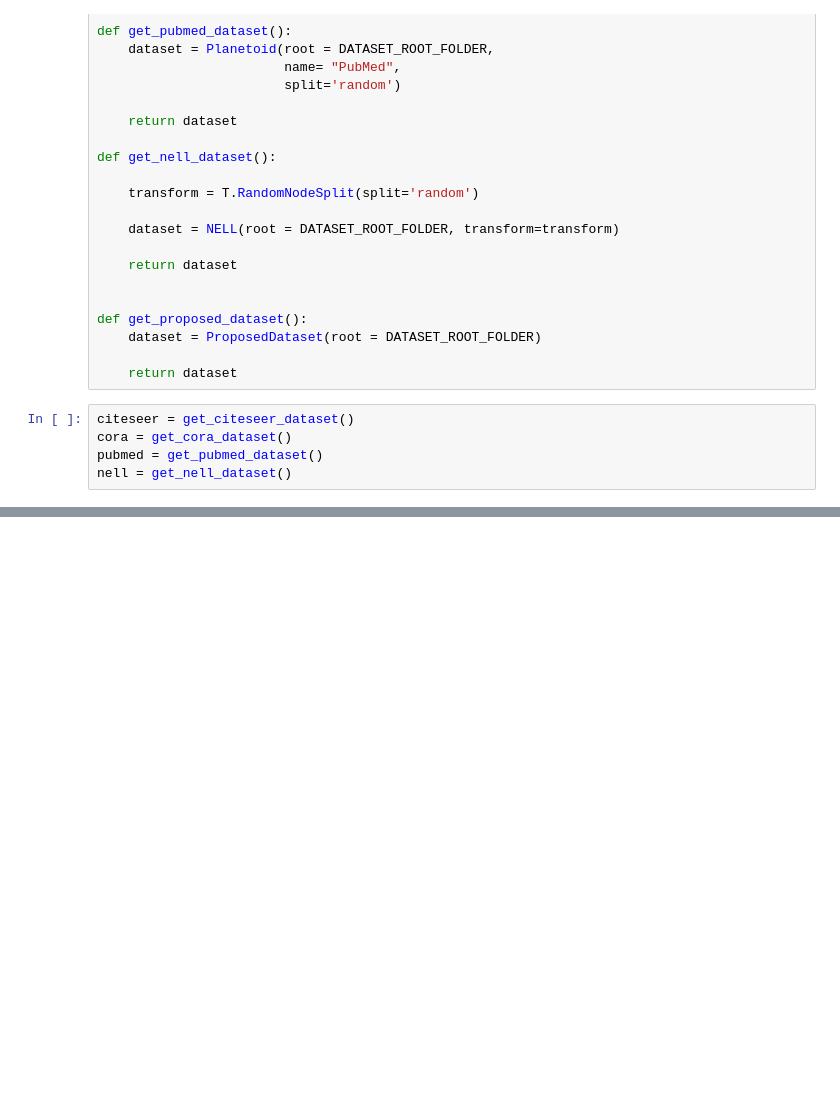
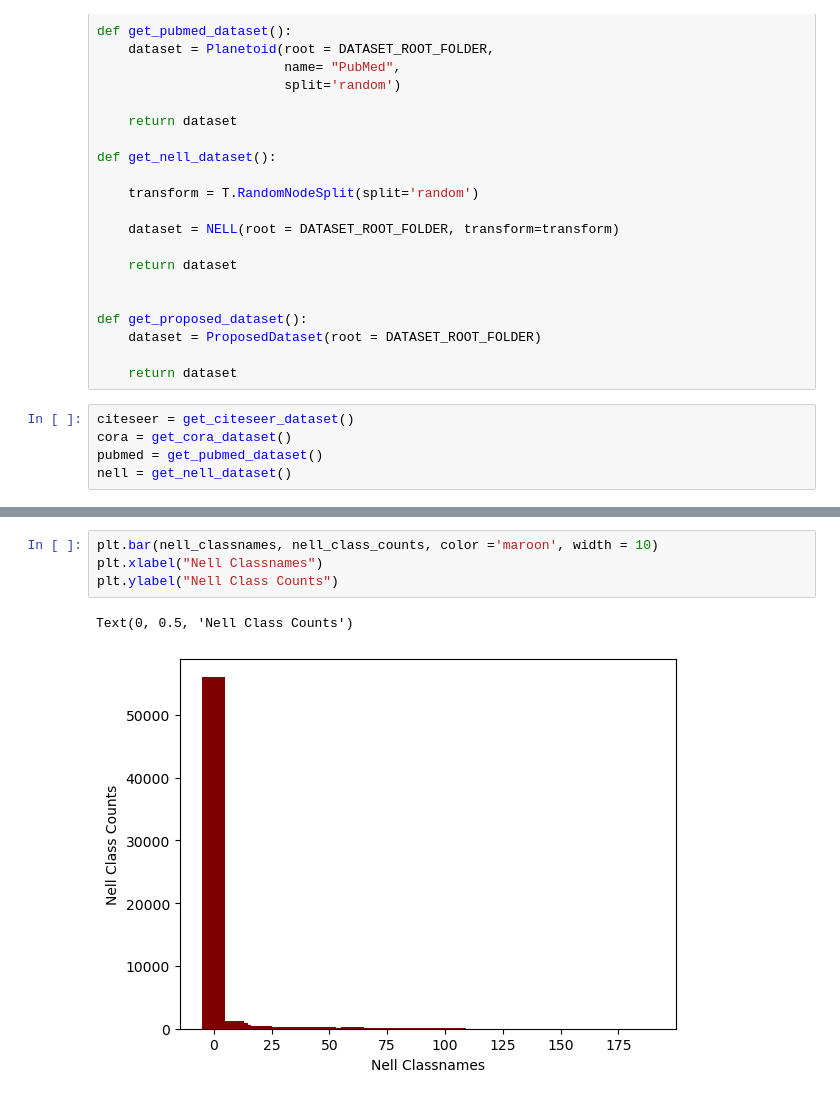
Before and after one commit to liiniix/MSThesisCode, a Jupyter notebook: data_statistics.ipynb, the cells around one changed output, grey strips where cells are left out. Cells and saved outputs as stored; diff of their text form; blank space fills up the shorter version.

```diff
--- a/data_statistics.ipynb
+++ b/data_statistics.ipynb
@@ -52,0 +79,7 @@ tensor([0, 1, 2, 3, 4, 5])
+# %%
+plt.bar(nell_classnames, nell_class_counts, color ='maroon', width = 10)
+plt.xlabel("Nell Classnames")
+plt.ylabel("Nell Class Counts")
+# %% [output]
+Text(0, 0.5, 'Nell Class Counts')
+[figure, added]
```
Also changed, not shown: parts of 6 cells of this notebook.
